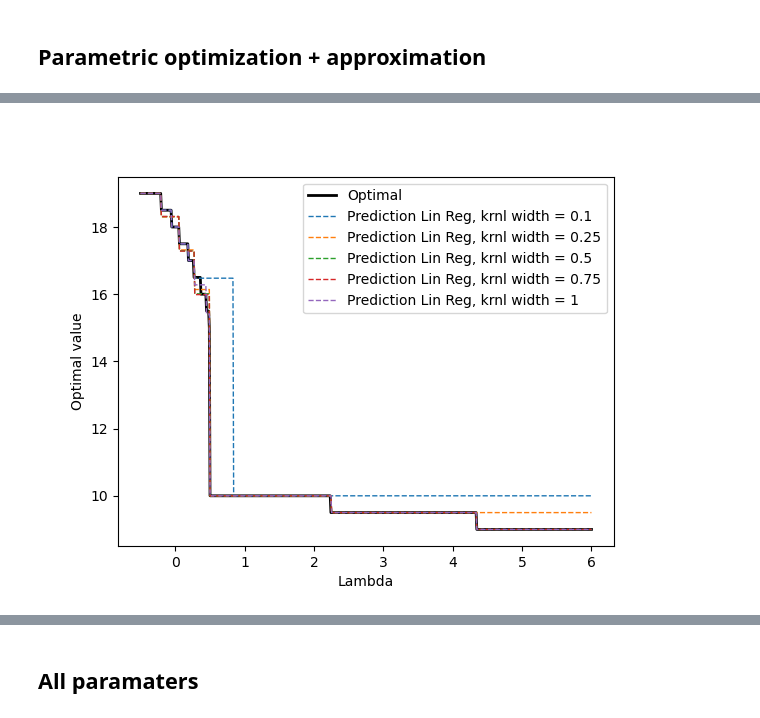
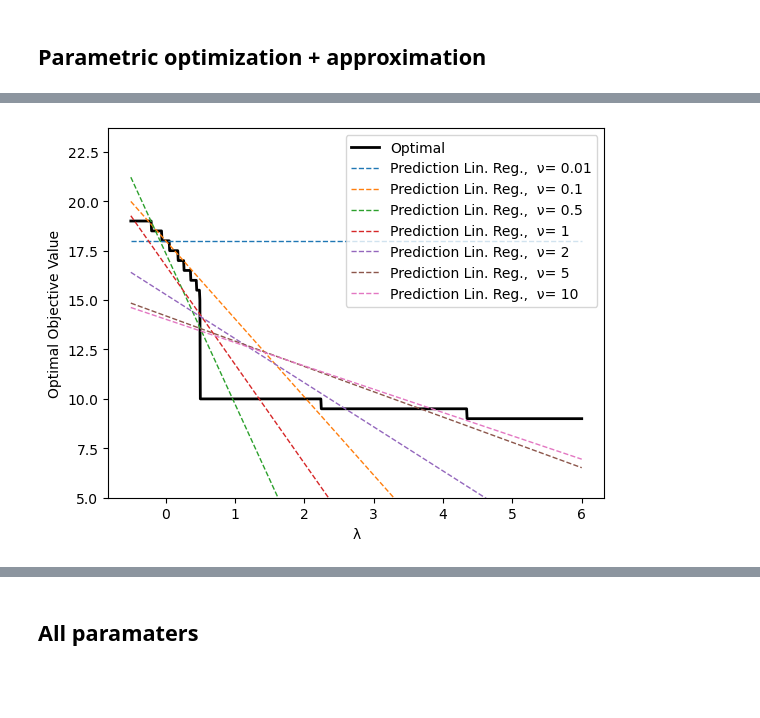
Before and after one commit to daanotto/CLEMO, a Jupyter notebook: Knapsack_experiments.ipynb, the cells around one changed output, grey strips where cells are left out. Saved outputs shown, nothing was run; the diff lists cells and outputs as text; code cells hidden in the pictures; blank space fills up the shorter version.

```diff
--- a/Knapsack_experiments.ipynb
+++ b/Knapsack_experiments.ipynb
@@ -283,0 +223,15 @@ DTR, Kernel size: 1.5 .  wMSE: 0.00652050654951215 .  local MSE: 0.0151164584458
+# %%
+#Subset of proximity parameters which we want to plot
+subweights = [0.01, 0.1, 0.5, 1, 2, 5, 10]
+# %%
+# Plot value found by optimization model, DTR predictions for different proximity parameters
+fig = plt.figure()
+plt.plot(lambda_plot, y_plot_bin, color = 'black', linestyle = '-', label = "Optimal", linewidth =2)
+for wdth in subweights:
+    if 'Width: '+str(wdth) in y_plot_DTR_bin.keys():
+        plt.plot(lambda_plot, y_plot_DTR_bin['Width: '+str(wdth)], label = 'Prediction DTR,  \u03BD= ' + str(wdth), linestyle = '--', linewidth =1.5)
+
+plt.legend()
+plt.xlabel("\u03BB")
+plt.ylabel("Optimal Objective Value")
+plt.show()
@@ -284,12 +240,15 @@ DTR, Kernel size: 1.5 .  wMSE: 0.00652050654951215 .  local MSE: 0.0151164584458
 # %%
+# Plot value found by optimization model, Lin Reg predictions for different proximity parameters
 fig = plt.figure()
-plt.plot(x_test, y_rel_lp, color = 'black', linestyle = '-', label = "Optimal", linewidth =2)
-for kr_w in krnl_wdth[:-2]:
-    plt.plot(x_test, outcome_d_lp[str(str(kr_w)+ "DTR")], label = 'Prediction Lin Reg, krnl width = ' + str(kr_w), linestyle = '--', linewidth =1)
+plt.plot(lambda_plot, y_plot_bin, color = 'black', linestyle = '-', label = "Optimal", linewidth =2)
+for wdth in subweights:
+    if 'Width: '+str(wdth) in y_plot_LR_bin.keys():
+        plt.plot(lambda_plot, y_plot_LR_bin['Width: '+str(wdth)], label = 'Prediction Lin. Reg.,  \u03BD= ' + str(wdth), linestyle = '--', linewidth =1)
 
 plt.legend()
-plt.xlabel("Lambda")
-plt.ylabel("Optimal value")
+plt.xlabel("\u03BB")
+plt.ylabel("Optimal Objective Value")
+plt.ylim(5)
 plt.show()
 # %% [output]
-[figure, old version]
+[figure, new version]
```
Also changed, not shown: parts of 102 cells of this notebook, 5 other files.
